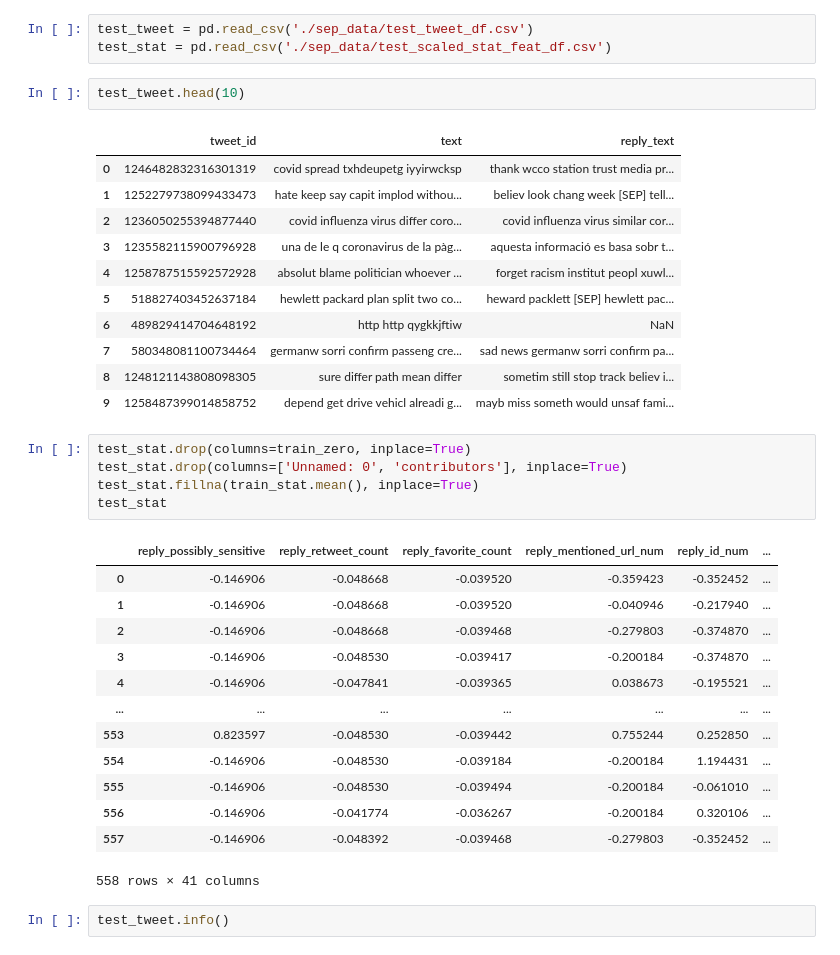
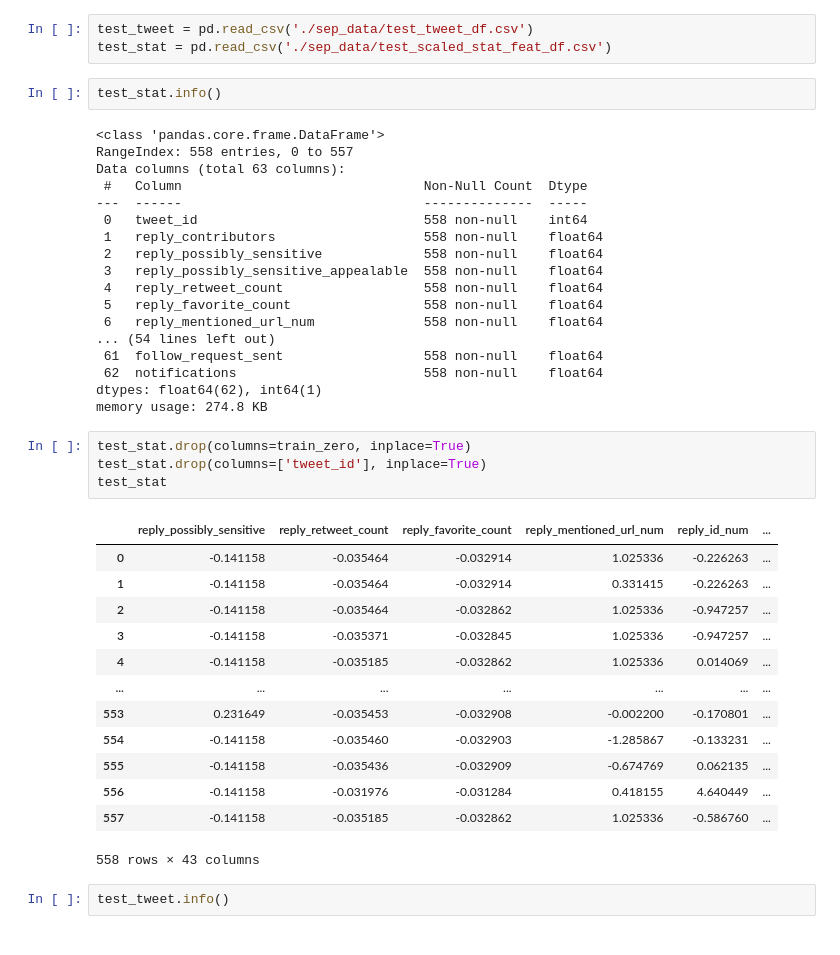
Before and after one commit to HandanYU/Rumour-detection, a Jupyter notebook: experiment.ipynb, the cells around one changed output. Saved outputs shown, nothing was run; the diff lists cells and outputs as text.

```diff
--- a/experiment.ipynb
+++ b/experiment.ipynb
@@ -925,38 +964,43 @@ Development F1: 0.7892376681614348; Development Loss: 0.27994822296831345
 test_tweet = pd.read_csv('./sep_data/test_tweet_df.csv')
 test_stat = pd.read_csv('./sep_data/test_scaled_stat_feat_df.csv')
 # %%
-test_tweet.head(10)
+test_stat.info()
 # %% [output]
-|  | tweet_id | text | reply_text |
-| 0 | 1246482832316301319 | covid spread txhdeupetg iyyirwcksp | thank wcco station trust media pr... |
-| 1 | 1252279738099433473 | hate keep say capit implod withou... | believ look chang week [SEP] tell... |
-| 2 | 1236050255394877440 | covid influenza virus differ coro... | covid influenza virus similar cor... |
-| 3 | 1235582115900796928 | una de le q coronavirus de la pàg... | aquesta informació es basa sobr t... |
-| 4 | 1258787515592572928 | absolut blame politician whoever ... | forget racism institut peopl xuwl... |
-| 5 | 518827403452637184 | hewlett packard plan split two co... | heward packlett [SEP] hewlett pac... |
-| 6 | 489829414704648192 | http http qygkkjftiw | NaN |
-| 7 | 580348081100734464 | germanw sorri confirm passeng cre... | sad news germanw sorri confirm pa... |
-| 8 | 1248121143808098305 | sure differ path mean differ | sometim still stop track believ i... |
-| 9 | 1258487399014858752 | depend get drive vehicl alreadi g... | mayb miss someth would unsaf fami... |
+<class 'pandas.core.frame.DataFrame'>
+RangeIndex: 558 entries, 0 to 557
+Data columns (total 63 columns):
+ #   Column                               Non-Null Count  Dtype
+---  ------                               --------------  -----
+ 0   tweet_id                             558 non-null    int64
+ 1   reply_contributors                   558 non-null    float64
+ 2   reply_possibly_sensitive             558 non-null    float64
+ 3   reply_possibly_sensitive_appealable  558 non-null    float64
+ 4   reply_retweet_count                  558 non-null    float64
+ 5   reply_favorite_count                 558 non-null    float64
+ 6   reply_mentioned_url_num              558 non-null    float64
+... (54 lines left out)
+ 61  follow_request_sent                  558 non-null    float64
+ 62  notifications                        558 non-null    float64
+dtypes: float64(62), int64(1)
+memory usage: 274.8 KB
 # %%
 test_stat.drop(columns=train_zero, inplace=True)
-test_stat.drop(columns=['Unnamed: 0', 'contributors'], inplace=True)
-test_stat.fillna(train_stat.mean(), inplace=True)
+test_stat.drop(columns=['tweet_id'], inplace=True)
 test_stat
 # %% [output]
 |  | reply_possibly_sensitive | reply_retweet_count | reply_favorite_count | reply_mentioned_url_num | reply_id_num | ... |
-| 0 | -0.146906 | -0.048668 | -0.039520 | -0.359423 | -0.352452 | ... |
-| 1 | -0.146906 | -0.048668 | -0.039520 | -0.040946 | -0.217940 | ... |
-| 2 | -0.146906 | -0.048668 | -0.039468 | -0.279803 | -0.374870 | ... |
-| 3 | -0.146906 | -0.048530 | -0.039417 | -0.200184 | -0.374870 | ... |
-| 4 | -0.146906 | -0.047841 | -0.039365 | 0.038673 | -0.195521 | ... |
+| 0 | -0.141158 | -0.035464 | -0.032914 | 1.025336 | -0.226263 | ... |
+| 1 | -0.141158 | -0.035464 | -0.032914 | 0.331415 | -0.226263 | ... |
+| 2 | -0.141158 | -0.035464 | -0.032862 | 1.025336 | -0.947257 | ... |
+| 3 | -0.141158 | -0.035371 | -0.032845 | 1.025336 | -0.947257 | ... |
+| 4 | -0.141158 | -0.035185 | -0.032862 | 1.025336 | 0.014069 | ... |
 | ... | ... | ... | ... | ... | ... | ... |
-| 553 | 0.823597 | -0.048530 | -0.039442 | 0.755244 | 0.252850 | ... |
-| 554 | -0.146906 | -0.048530 | -0.039184 | -0.200184 | 1.194431 | ... |
-| 555 | -0.146906 | -0.048530 | -0.039494 | -0.200184 | -0.061010 | ... |
-| 556 | -0.146906 | -0.041774 | -0.036267 | -0.200184 | 0.320106 | ... |
-| 557 | -0.146906 | -0.048392 | -0.039468 | -0.279803 | -0.352452 | ... |
+| 553 | 0.231649 | -0.035453 | -0.032908 | -0.002200 | -0.170801 | ... |
+| 554 | -0.141158 | -0.035460 | -0.032903 | -1.285867 | -0.133231 | ... |
+| 555 | -0.141158 | -0.035436 | -0.032909 | -0.674769 | 0.062135 | ... |
+| 556 | -0.141158 | -0.031976 | -0.031284 | 0.418155 | 4.640449 | ... |
+| 557 | -0.141158 | -0.035185 | -0.032862 | 1.025336 | -0.586760 | ... |
-558 rows × 41 columns
+558 rows × 43 columns
 # %%
 test_tweet.info()
 # %% [output]
```
Also changed, not shown: parts of 19 cells of this notebook.
